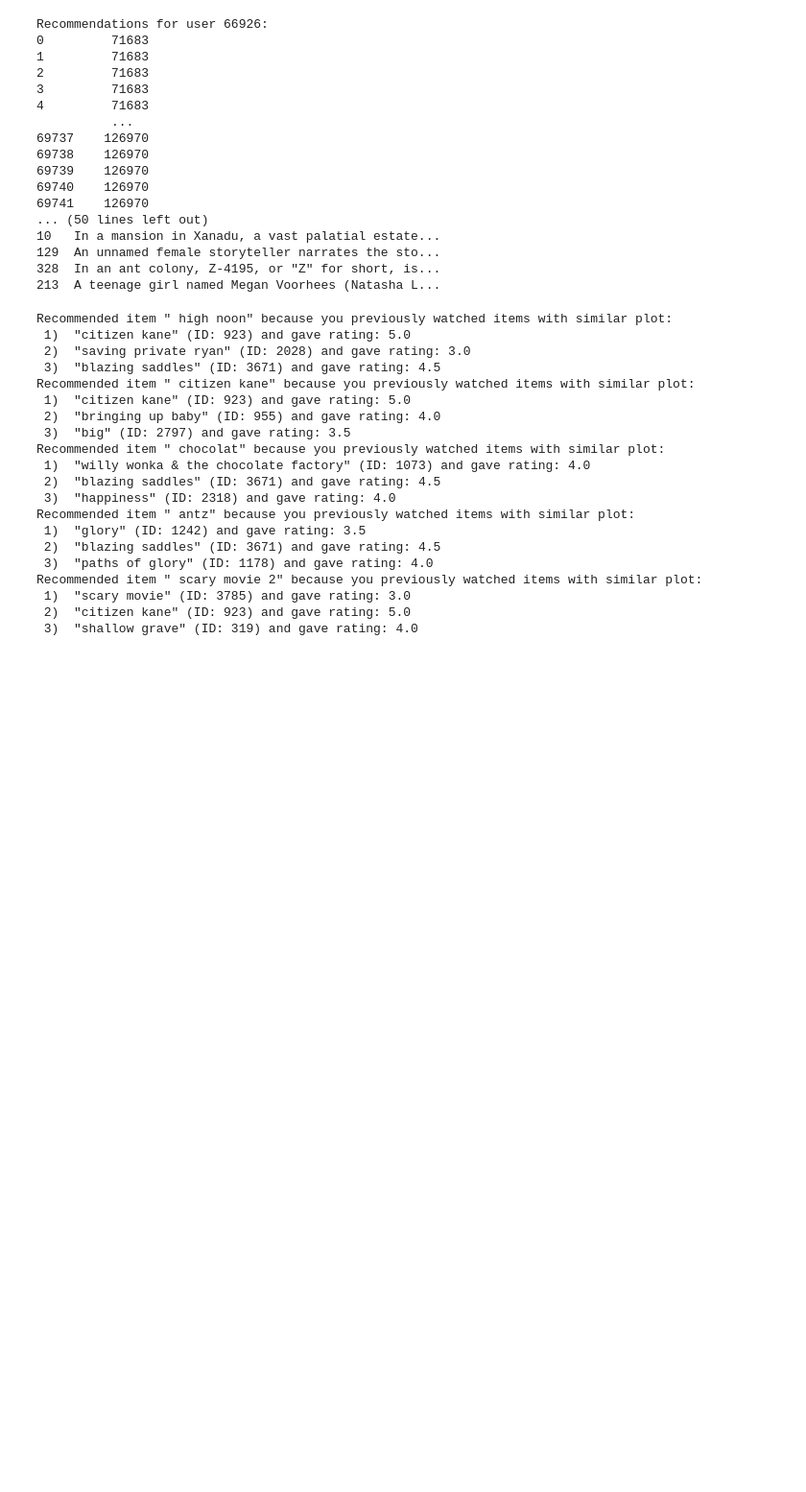
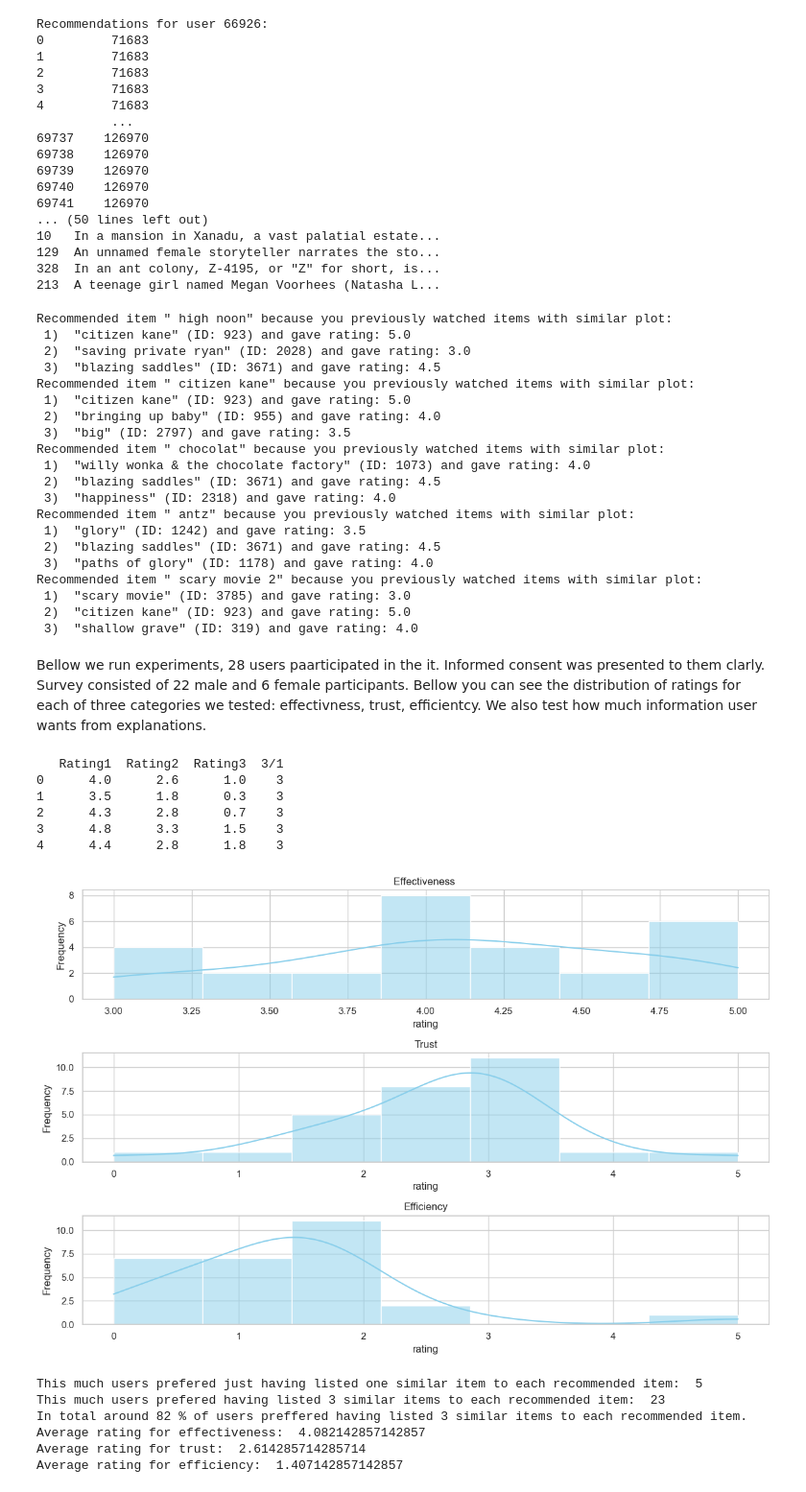
Before and after one commit to Liwia-Padowska/Movie_Recommender, a Jupyter notebook: IndividualRecommender/recommendation_explanations.ipynb, the cells around one changed output. Shown at 96% size. Saved outputs shown, nothing was run; the diff lists cells and outputs as text; code cells hidden in the pictures; blank space fills up the shorter version.

```diff
--- a/IndividualRecommender/recommendation_explanations.ipynb
+++ b/IndividualRecommender/recommendation_explanations.ipynb
@@ -284,3 +284,57 @@ root = tk.Tk()
 root.title("Movie Rating App")
 app = MovieRatingGUI(root, movies_list)
 root.mainloop()
+# %% [markdown]
+Bellow we run experiments, 28 users paarticipated in the it. Informed consent was presented to them clarly. Survey consisted of 22 male and 6 female participants. Bellow you can see the distribution of ratings for each of three categories we tested: effectivness, trust, efficientcy. We also test how much information user wants from explanations.
+# %%
+feedback_df = pd.read_csv("../Data/PreprocessedDataset/feedback.csv")
+print(feedback_df.head(5))
+# %% [output]
+   Rating1  Rating2  Rating3  3/1
+0      4.0      2.6      1.0    3
+1      3.5      1.8      0.3    3
+2      4.3      2.8      0.7    3
+3      4.8      3.3      1.5    3
+4      4.4      2.8      1.8    3
+# %%
+import seaborn as sns
+import matplotlib.pyplot as plt
+df = pd.DataFrame(feedback_df)
+
+
+sns.set(style="whitegrid")
+
+
+plt.figure(figsize=(12, 8))
+for i in range(1, 4):
+    plt.subplot(3, 1, i)
+    sns.histplot(df[f'Rating{i}'], kde=True, bins=7, color='skyblue')
+    if i == 1:
+        plt.title(f'Effectiveness ')
+    if i == 2:
+        plt.title(f'Trust')
+    if i == 3:
+        plt.title(f'Efficiency')
+    plt.xlabel(f'rating')
+    plt.ylabel('Frequency')
+
+plt.tight_layout()
+plt.show()
+# %% [output]
+[figure, added]
+# %%
+count = feedback_df['3/1'].value_counts()
+print("This much users prefered just having listed one similar item to each recommended item: ",count[1])
+print("This much users prefered having listed 3 similar items to each recommended item: ",count[3])
+print("In total around",(int)(count[3]/(count[1]+count[3])*100),"% of users preffered having listed 3 similar items to each recommended item.")
+
+print("Average rating for effectiveness: ",feedback_df['Rating1'].mean())
+print("Average rating for trust: ",feedback_df['Rating2'].mean())
+print("Average rating for efficiency: ",feedback_df['Rating3'].mean())
+# %% [output]
+This much users prefered just having listed one similar item to each recommended item:  5
+This much users prefered having listed 3 similar items to each recommended item:  23
+In total around 82 % of users preffered having listed 3 similar items to each recommended item.
+Average rating for effectiveness:  4.082142857142857
+Average rating for trust:  2.614285714285714
+Average rating for efficiency:  1.407142857142857
```
